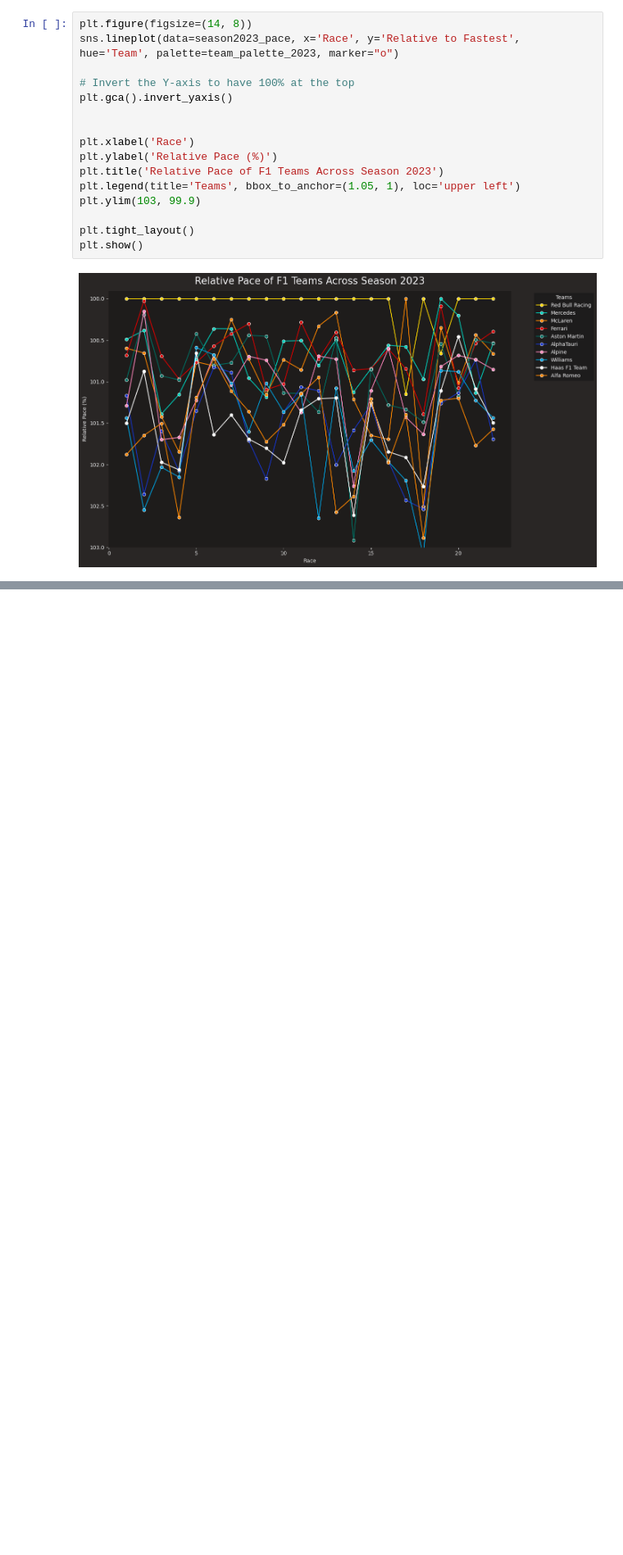
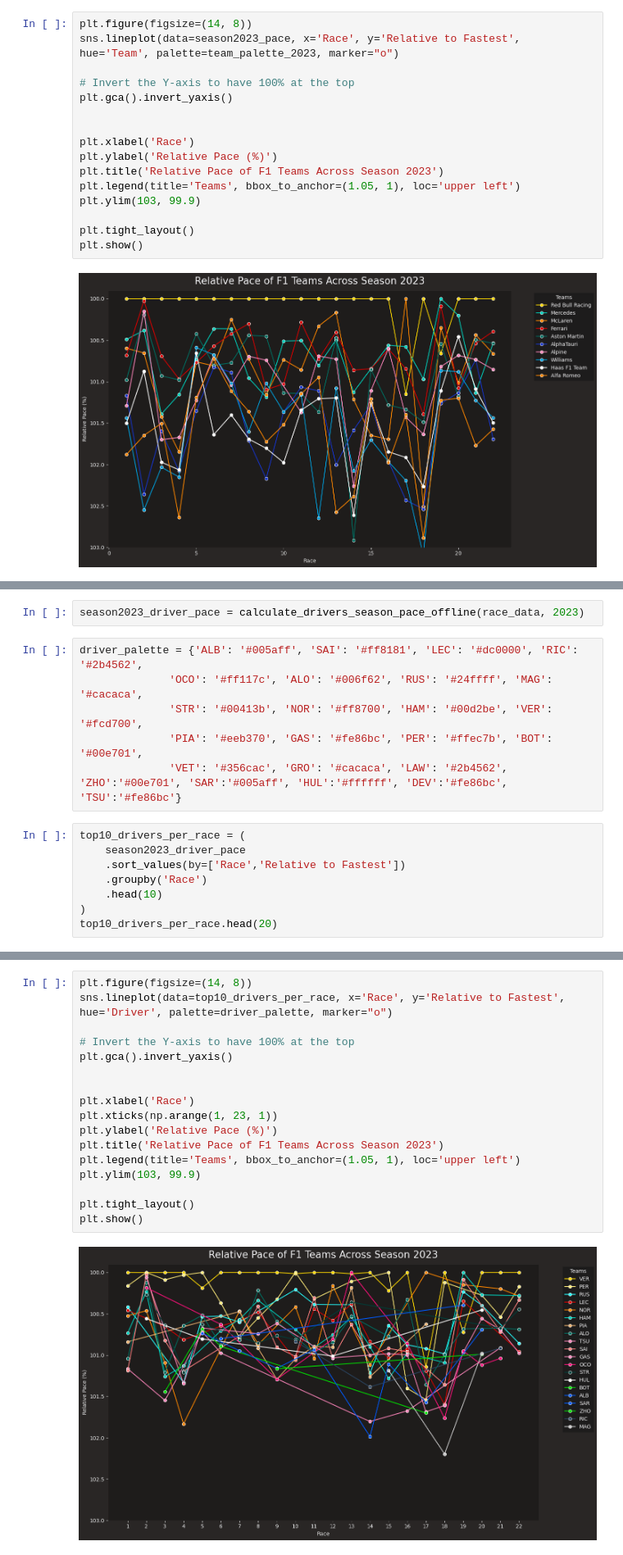
Before and after one commit to zudcow/f1, a Jupyter notebook: relative_pace.ipynb, the cells around one changed output, grey strips where cells are left out. Shown at 82% size. Drawn from its saved outputs; the diff is of its cells as text; blank space fills up the shorter version.

```diff
--- a/relative_pace.ipynb
+++ b/relative_pace.ipynb
@@ -323,0 +392,16 @@ plt.show()
+# %%
+season2023_driver_pace = calculate_drivers_season_pace_offline(race_data, 2023)
+# %%
+driver_palette = {'ALB': '#005aff', 'SAI': '#ff8181', 'LEC': '#dc0000', 'RIC': '#2b4562',
+              'OCO': '#ff117c', 'ALO': '#006f62', 'RUS': '#24ffff', 'MAG': '#cacaca',
+              'STR': '#00413b', 'NOR': '#ff8700', 'HAM': '#00d2be', 'VER': '#fcd700',
+              'PIA': '#eeb370', 'GAS': '#fe86bc', 'PER': '#ffec7b', 'BOT': '#00e701',
+              'VET': '#356cac', 'GRO': '#cacaca', 'LAW': '#2b4562', 'ZHO':'#00e701', 'SAR':'#005aff', 'HUL':'#ffffff', 'DEV':'#fe86bc', 'TSU':'#fe86bc'}
+# %%
+top10_drivers_per_race = (
+    season2023_driver_pace
+    .sort_values(by=['Race','Relative to Fastest'])
+    .groupby('Race')
+    .head(10)
+)
+top10_drivers_per_race.head(20)
@@ -323,0 +426,19 @@ plt.show()
+# %%
+plt.figure(figsize=(14, 8))
+sns.lineplot(data=top10_drivers_per_race, x='Race', y='Relative to Fastest', hue='Driver', palette=driver_palette, marker="o")
+
+# Invert the Y-axis to have 100% at the top
+plt.gca().invert_yaxis()
+
+
+plt.xlabel('Race')
+plt.xticks(np.arange(1, 23, 1))
+plt.ylabel('Relative Pace (%)')
+plt.title('Relative Pace of F1 Teams Across Season 2023')
+plt.legend(title='Teams', bbox_to_anchor=(1.05, 1), loc='upper left')
+plt.ylim(103, 99.9)
+
+plt.tight_layout()
+plt.show()
+# %% [output]
+[figure, added]
```
Also changed, not shown: parts of 9 cells of this notebook, 1 other file.
